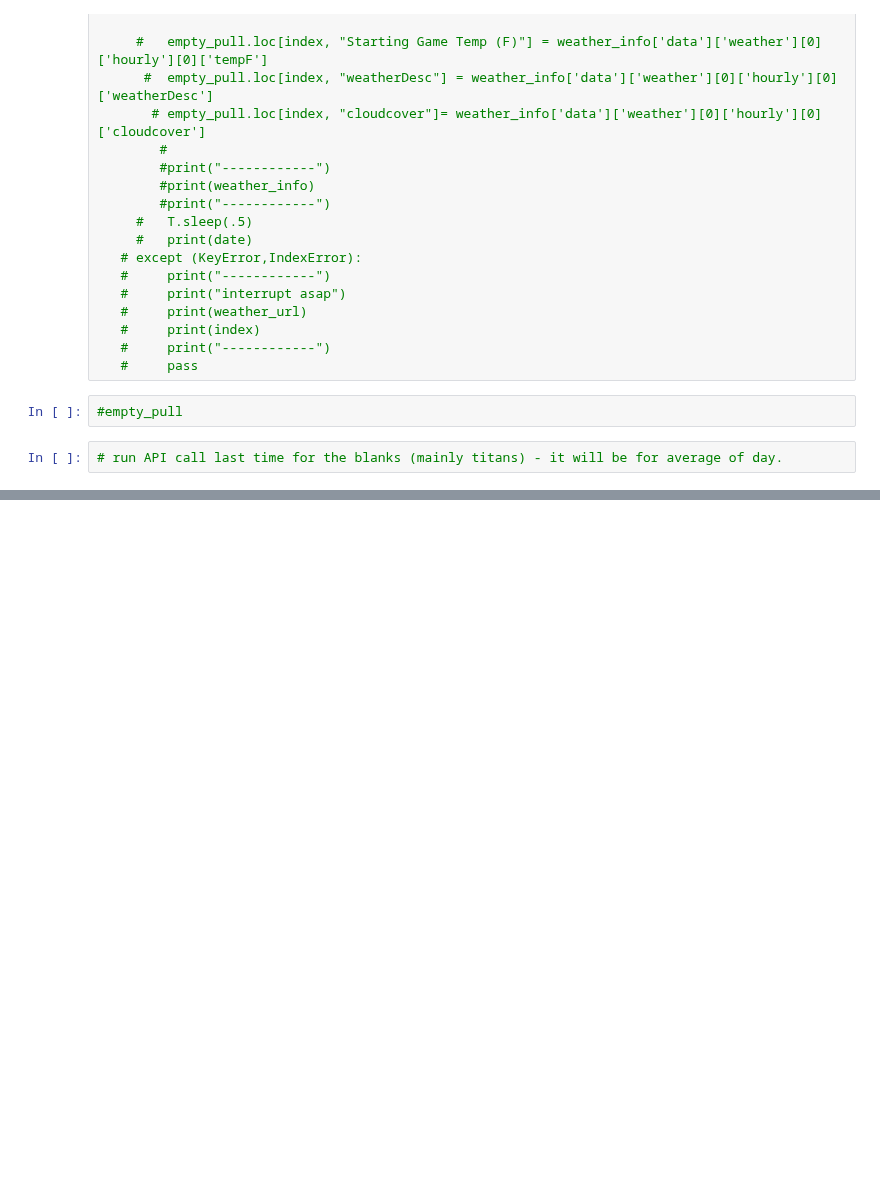
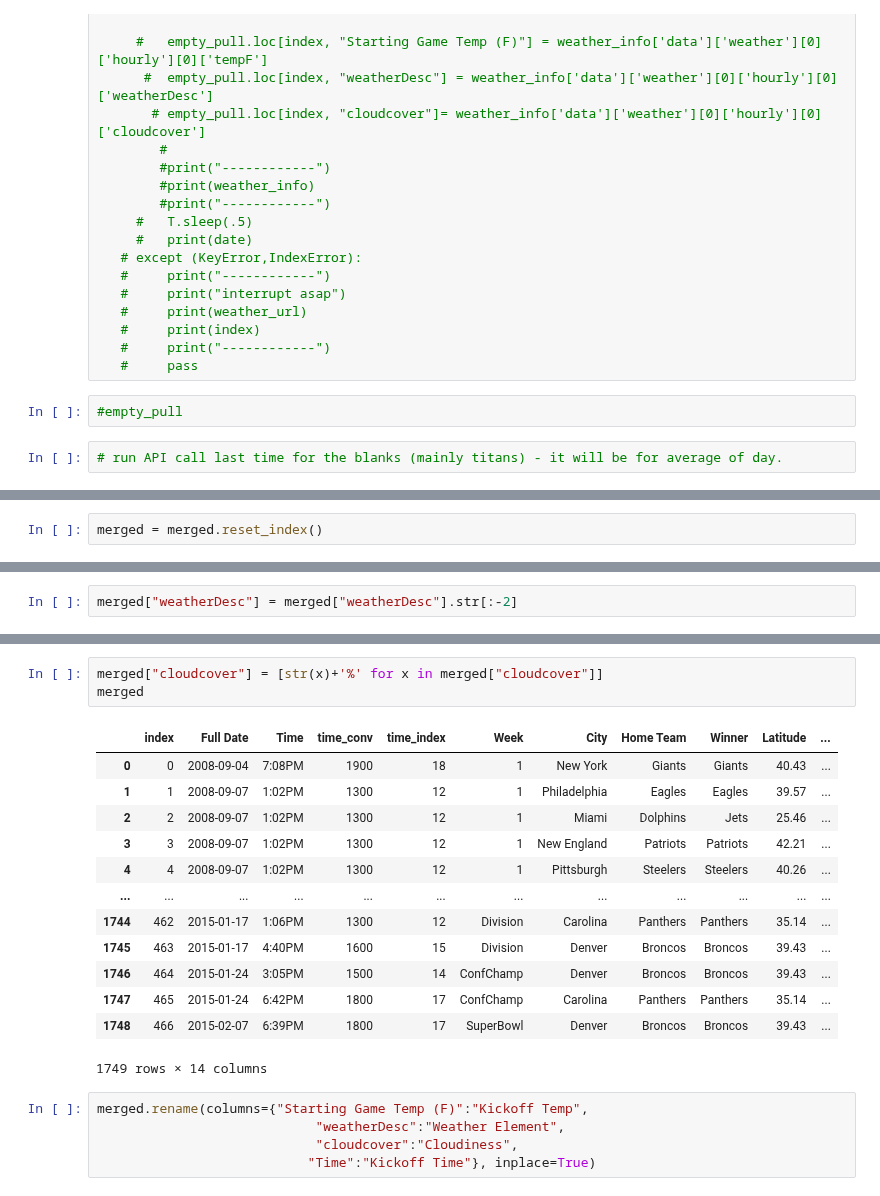
Before and after one commit to ybgandhi/Kickstart_Project, a Jupyter notebook: Dataset.ipynb, the cells around one changed output, grey strips where cells are left out. Cells and saved outputs as stored; diff of their text form; blank space fills up the shorter version.

```diff
--- a/Dataset.ipynb
+++ b/Dataset.ipynb
@@ -227,0 +178,2 @@ dropped_df
+# %%
+merged = merged.reset_index()
@@ -227,0 +216,2 @@ dropped_df
+# %%
+merged["weatherDesc"] = merged["weatherDesc"].str[:-2]
@@ -227,0 +234,22 @@ dropped_df
+# %%
+merged["cloudcover"] = [str(x)+'%' for x in merged["cloudcover"]]
+merged
+# %% [output]
+|  | index | Full Date | Time | time_conv | time_index | Week | City | Home Team | Winner | Latitude | ... |
+| 0 | 0 | 2008-09-04 | 7:08PM | 1900 | 18 | 1 | New York | Giants | Giants | 40.43 | ... |
+| 1 | 1 | 2008-09-07 | 1:02PM | 1300 | 12 | 1 | Philadelphia | Eagles | Eagles | 39.57 | ... |
+| 2 | 2 | 2008-09-07 | 1:02PM | 1300 | 12 | 1 | Miami | Dolphins | Jets | 25.46 | ... |
+| 3 | 3 | 2008-09-07 | 1:02PM | 1300 | 12 | 1 | New England | Patriots | Patriots | 42.21 | ... |
+| 4 | 4 | 2008-09-07 | 1:02PM | 1300 | 12 | 1 | Pittsburgh | Steelers | Steelers | 40.26 | ... |
+| ... | ... | ... | ... | ... | ... | ... | ... | ... | ... | ... | ... |
+| 1744 | 462 | 2015-01-17 | 1:06PM | 1300 | 12 | Division | Carolina | Panthers | Panthers | 35.14 | ... |
+| 1745 | 463 | 2015-01-17 | 4:40PM | 1600 | 15 | Division | Denver | Broncos | Broncos | 39.43 | ... |
+| 1746 | 464 | 2015-01-24 | 3:05PM | 1500 | 14 | ConfChamp | Denver | Broncos | Broncos | 39.43 | ... |
+| 1747 | 465 | 2015-01-24 | 6:42PM | 1800 | 17 | ConfChamp | Carolina | Panthers | Panthers | 35.14 | ... |
+| 1748 | 466 | 2015-02-07 | 6:39PM | 1800 | 17 | SuperBowl | Denver | Broncos | Broncos | 39.43 | ... |
+1749 rows × 14 columns
+# %%
+merged.rename(columns={"Starting Game Temp (F)":"Kickoff Temp",
+                            "weatherDesc":"Weather Element",
+                            "cloudcover":"Cloudiness",
+                           "Time":"Kickoff Time"}, inplace=True)
```
Also changed, not shown: parts of 42 cells of this notebook.
